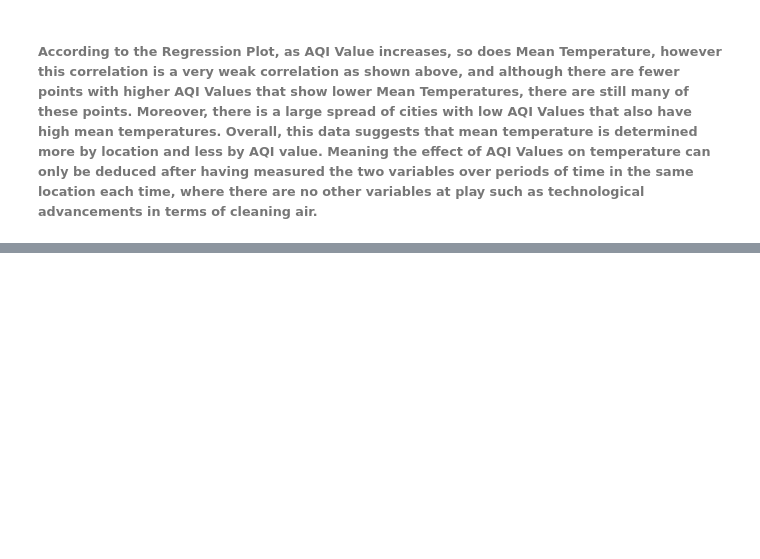
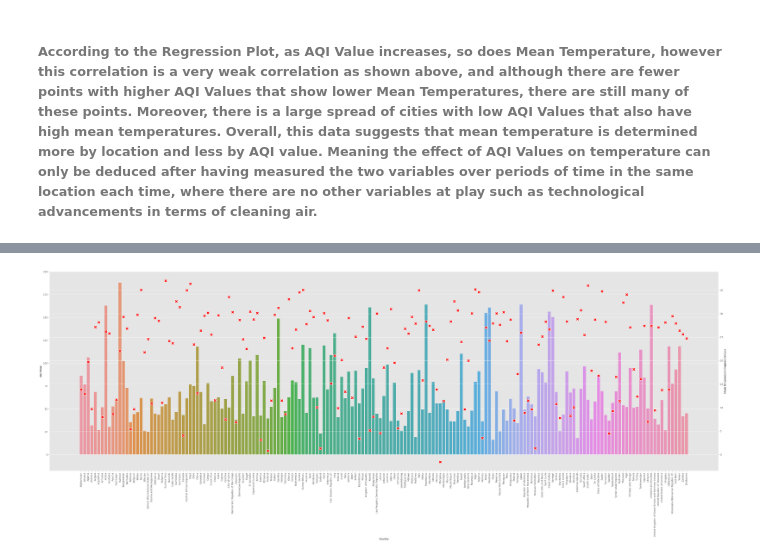
Before and after one commit to EirfatChoudhury/AQIVsTempContinued, a Jupyter notebook: data-analysis/AQIvsTemp.ipynb, the cells around one changed output, grey strips where cells are left out. Drawn from its saved outputs; the diff is of its cells as text; code cells hidden in the pictures; blank space fills up the shorter version.

Commit message:
Plotted each country against their AQI value and Temperature on the same graph

```diff
--- a/data-analysis/AQIvsTemp.ipynb
+++ b/data-analysis/AQIvsTemp.ipynb
@@ -227,0 +230,3 @@ AQI_Vs_Temp = sns.regplot(data=AQI_CITY_TEMP_2, x="AQI Value", y="Mean Temperatu
+# %%
+AQI_COUNTRY_TEMP = AQI_CITY_TEMP_2.drop(["City"], axis="columns").groupby(["Country"]).mean().reset_index()
+AQI_COUNTRY_TEMP.head()
@@ -227,0 +240,9 @@ AQI_Vs_Temp = sns.regplot(data=AQI_CITY_TEMP_2, x="AQI Value", y="Mean Temperatu
+# %%
+plt.figure(figsize=(50, 15))
+Country_Vs_AQI = sns.barplot(data=AQI_COUNTRY_TEMP, x="Country", y="AQI Value")
+Country_Vs_AQI.set_xticklabels(Country_Vs_AQI.get_xticklabels(), rotation=90)
+Country_Vs_AQI.set(ylim=(-18, 200))
+ax2 = Country_Vs_AQI.twinx()
+Country_Vs_AQI_Temp = sns.scatterplot(data=AQI_COUNTRY_TEMP, x="Country", y="Mean Temperature (Degrees Celsius)", ax=ax2, color="red", s=150, marker="X")
+# %% [output]
+[figure, added]
```
Also changed, not shown: parts of 3 cells of this notebook.
